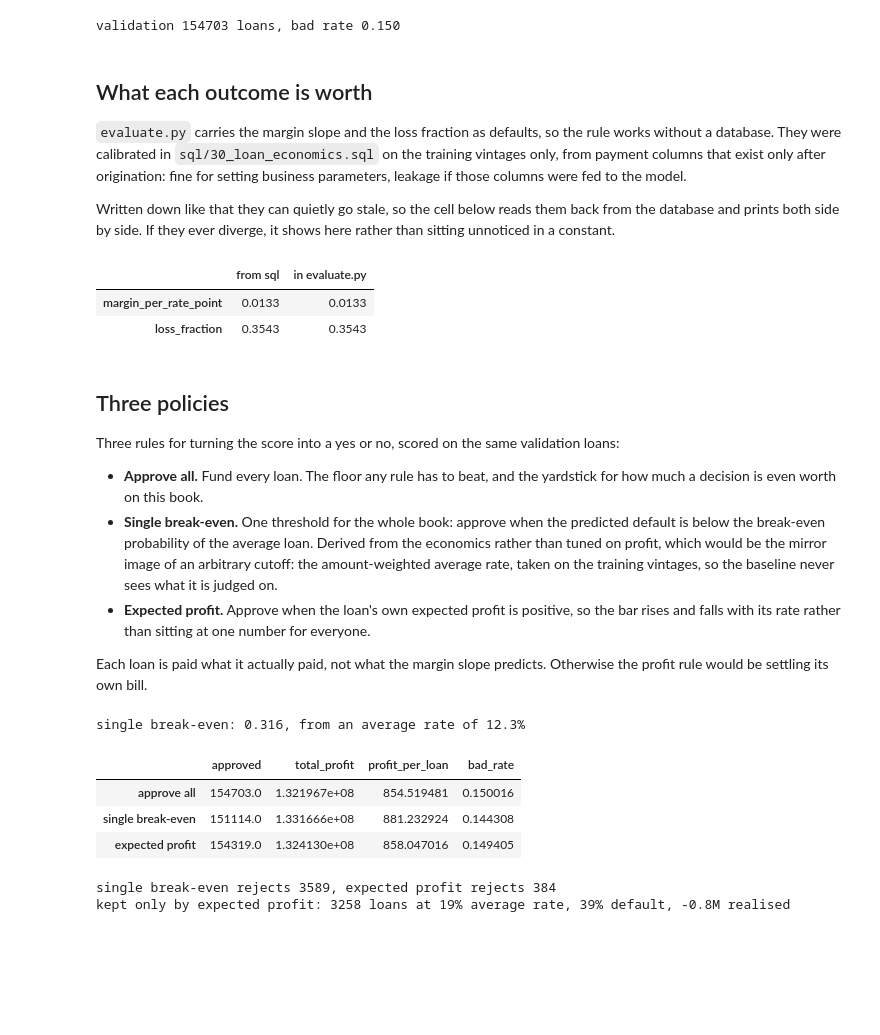
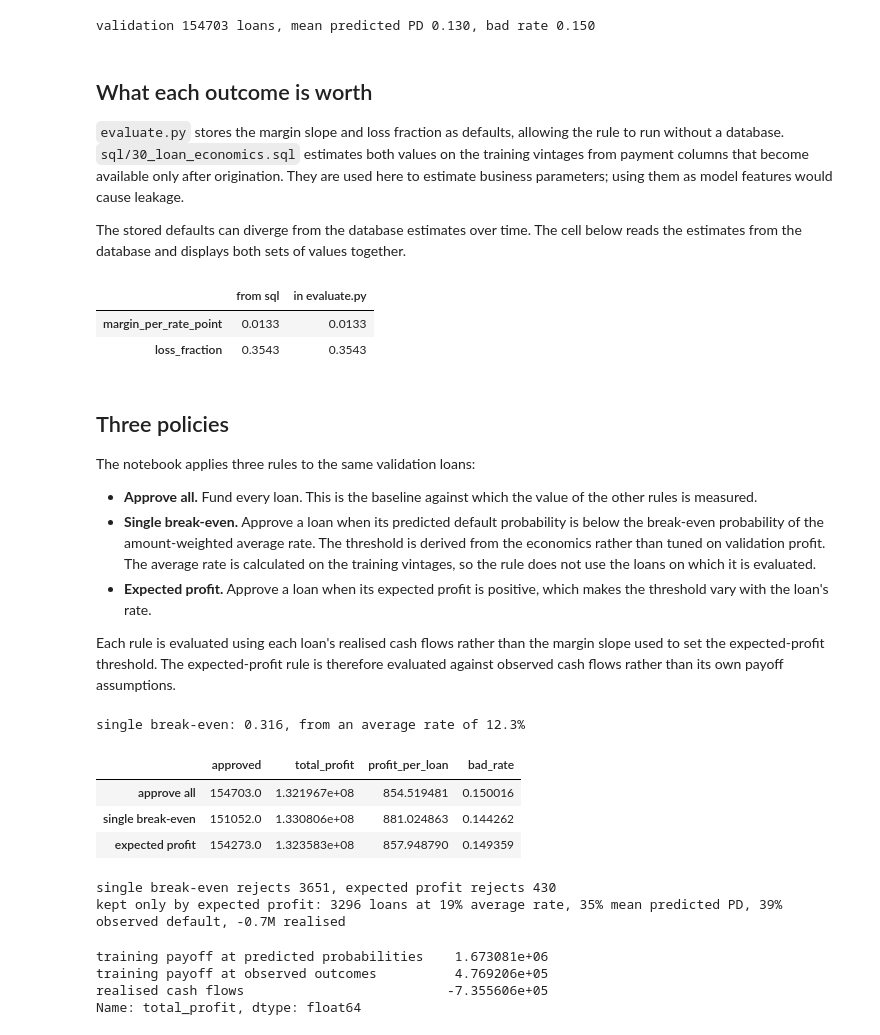
Before and after one commit to EnzoCanonero/credit-risk-end-to-end, a Jupyter notebook: notebooks/23_decision_economics.ipynb, the cells around one changed output. Cells and saved outputs as stored; diff of their text form; code cells hidden in the pictures; blank space fills up the shorter version.

```diff
--- a/notebooks/23_decision_economics.ipynb
+++ b/notebooks/23_decision_economics.ipynb
@@ -54,23 +53,25 @@ cols = NUMERIC + CATEGORICAL
 pipe = build_lgbm(NUMERIC, CATEGORICAL)
 pipe.fit(train[cols], train[TARGET])
 
-proba=pipe.predict_proba(val[cols])
+proba = pipe.predict_proba(val[cols])
 val = val.assign(proba=proba[:, 1])
 
-print(f"validation {len(val)} loans, bad rate {val[TARGET].mean():.3f}")
+print(
+    f"validation {len(val)} loans, mean predicted PD {val['proba'].mean():.3f}, "
+    f"bad rate {val[TARGET].mean():.3f}"
+)
 # %% [output]
-validation 154703 loans, bad rate 0.150
+validation 154703 loans, mean predicted PD 0.130, bad rate 0.150
 # %% [markdown]
 ## What each outcome is worth
 
-`evaluate.py` carries the margin slope and the loss fraction as defaults, so the rule works
-without a database. They were calibrated in `sql/30_loan_economics.sql` on the training vintages
-only, from payment columns that exist only after origination: fine for setting business
-parameters, leakage if those columns were fed to the model.
+`evaluate.py` stores the margin slope and loss fraction as defaults, allowing the rule to run
+without a database. `sql/30_loan_economics.sql` estimates both values on the training vintages
+from payment columns that become available only after origination. They are used here to estimate
+business parameters; using them as model features would cause leakage.
 
-Written down like that they can quietly go stale, so the cell below reads them back from the
-database and prints both side by side. If they ever diverge, it shows here rather than sitting
-unnoticed in a constant.
+The stored defaults can diverge from the database estimates over time. The cell below reads the
+estimates from the database and displays both sets of values together.
 # %%
 statements = Path("../sql/30_loan_economics.sql").read_text().split(";")
 economics_sql = [s for s in statements if s.strip()][-1]
@@ -95,19 +96,20 @@ pd.DataFrame({
 # %% [markdown]
 ## Three policies
 
-Three rules for turning the score into a yes or no, scored on the same validation loans:
+The notebook applies three rules to the same validation loans:
 
-- **Approve all.** Fund every loan. The floor any rule has to beat, and the yardstick for how
-  much a decision is even worth on this book.
-- **Single break-even.** One threshold for the whole book: approve when the predicted default is
-  below the break-even probability of the average loan. Derived from the economics rather than
-  tuned on profit, which would be the mirror image of an arbitrary cutoff: the amount-weighted
-  average rate, taken on the training vintages, so the baseline never sees what it is judged on.
-- **Expected profit.** Approve when the loan's own expected profit is positive, so the bar rises
-  and falls with its rate rather than sitting at one number for everyone.
+- **Approve all.** Fund every loan. This is the baseline against which the value of the other
+  rules is measured.
+- **Single break-even.** Approve a loan when its predicted default probability is below the
+  break-even probability of the amount-weighted average rate. The threshold is derived from the
+  economics rather than tuned on validation profit. The average rate is calculated on the
+  training vintages, so the rule does not use the loans on which it is evaluated.
+- **Expected profit.** Approve a loan when its expected profit is positive, which makes the
+  threshold vary with the loan's rate.
 
-Each loan is paid what it actually paid, not what the margin slope predicts. Otherwise the
-profit rule would be settling its own bill.
+Each rule is evaluated using each loan's realised cash flows rather than the margin slope used to
+set the expected-profit threshold. The expected-profit rule is therefore evaluated against
+observed cash flows rather than its own payoff assumptions.
 # %%
 outcomes = load_outcomes().drop(columns=["loan_amnt"])
 scored = val.merge(outcomes, on="id")
@@ -116,36 +118,37 @@ assert len(scored) == len(val)
 scored["realised_profit"] = (
     scored["total_rec_prncp"] + scored["recoveries"] + scored["total_rec_int"] - scored["loan_amnt"]
 )
 
 scored["exp_profit"] = expected_profit(scored["proba"], scored["loan_amnt"], scored["int_rate"])
 
 r_bar = (train["int_rate"] * train["loan_amnt"]).sum() / train["loan_amnt"].sum()
 c = breakeven_probability(r_bar)
 print(f"single break-even: {c:.3f}, from an average rate of {r_bar:.1f}%")
 
 policies = {
     "approve all": pd.Series(True, index=scored.index),
     "single break-even": scored["proba"] < c,
     "expected profit": scored["exp_profit"] > 0,
 }
 
 rows = {}
 for name, approve in policies.items():
     taken = scored[approve]
     rows[name] = {
         "approved": len(taken),
         "total_profit": taken["realised_profit"].sum(),
         "profit_per_loan": taken["realised_profit"].mean(),
         "bad_rate": taken[TARGET].mean(),
     }
 
-pd.DataFrame(rows).T
+policy_results = pd.DataFrame(rows).T
+policy_results
 # %% [output]
 single break-even: 0.316, from an average rate of 12.3%
 |  | approved | total_profit | profit_per_loan | bad_rate |
 | approve all | 154703.0 | 1.321967e+08 | 854.519481 | 0.150016 |
-| single break-even | 151114.0 | 1.331666e+08 | 881.232924 | 0.144308 |
-| expected profit | 154319.0 | 1.324130e+08 | 858.047016 | 0.149405 |
+| single break-even | 151052.0 | 1.330806e+08 | 881.024863 | 0.144262 |
+| expected profit | 154273.0 | 1.323583e+08 | 857.948790 | 0.149359 |
 # %%
 be = scored["proba"] < c
 ep = scored["exp_profit"] > 0
@@ -153,11 +156,31 @@ ep = scored["exp_profit"] > 0
 print(f"single break-even rejects {(~be).sum()}, expected profit rejects {(~ep).sum()}")
 
 extra = scored[ep & ~be]
-print(f"kept only by expected profit: {len(extra)} loans at {extra['int_rate'].mean():.0f}% average rate, "
-      f"{extra[TARGET].mean():.0%} default, {extra['realised_profit'].sum() / 1e6:.1f}M realised")
+print(
+    f"kept only by expected profit: {len(extra)} loans at "
+    f"{extra['int_rate'].mean():.0f}% average rate, "
+    f"{extra['proba'].mean():.0%} mean predicted PD, "
+    f"{extra[TARGET].mean():.0%} observed default, "
+    f"{extra['realised_profit'].sum() / 1e6:.1f}M realised"
+)
+
+profit_check = pd.Series({
+    "training payoff at predicted probabilities": expected_profit(
+        extra["proba"], extra["loan_amnt"], extra["int_rate"]
+    ).sum(),
+    "training payoff at observed outcomes": expected_profit(
+        extra[TARGET], extra["loan_amnt"], extra["int_rate"]
+    ).sum(),
+    "realised cash flows": extra["realised_profit"].sum(),
+}, name="total_profit")
+profit_check
 # %% [output]
-single break-even rejects 3589, expected profit rejects 384
-kept only by expected profit: 3258 loans at 19% average rate, 39% default, -0.8M realised
+single break-even rejects 3651, expected profit rejects 430
+kept only by expected profit: 3296 loans at 19% average rate, 35% mean predicted PD, 39% observed default, -0.7M realised
+training payoff at predicted probabilities    1.673081e+06
+training payoff at observed outcomes          4.769206e+05
+realised cash flows                          -7.355606e+05
+Name: total_profit, dtype: float64
 # %% [markdown]
 ## Assumptions
 
```
Also changed, not shown: parts of 4 cells of this notebook, 6 other files.
